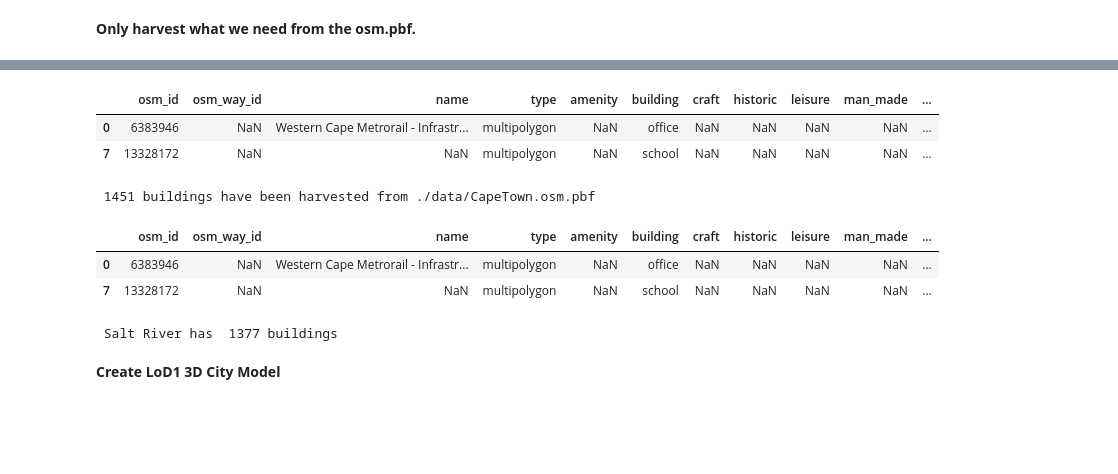
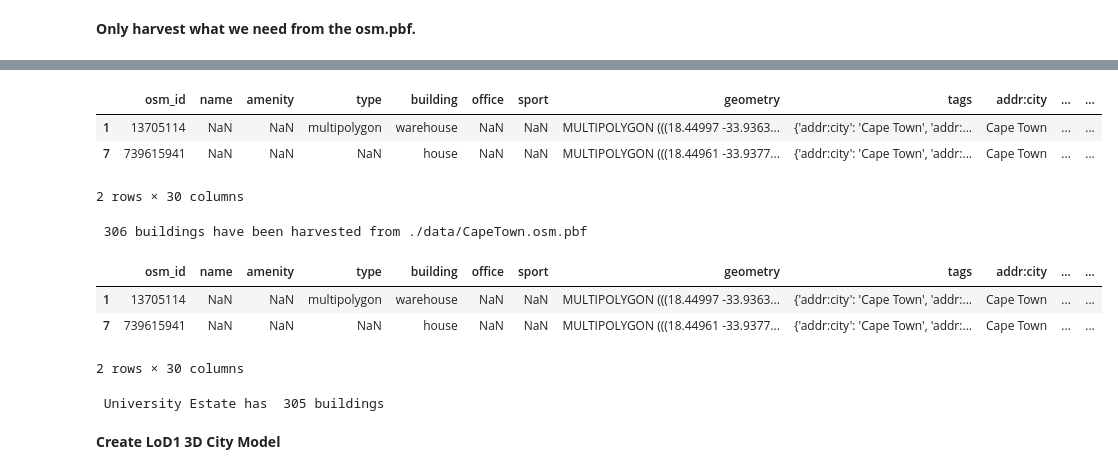
Before and after one commit to AdrianKriger/geo3D_wrkshp, a Jupyter notebook: workshop/_build/jupyter_execute/notebooks/CityJSONLoD1timing.ipynb, the cells around one changed output, grey strips where cells are left out. Drawn from its saved outputs; the diff is of its cells as text; code cells hidden in the pictures; blank space fills up the shorter version.

```diff
--- a/workshop/_build/jupyter_execute/notebooks/CityJSONLoD1timing.ipynb
+++ b/workshop/_build/jupyter_execute/notebooks/CityJSONLoD1timing.ipynb
@@ -72,7 +72,7 @@ input_pbf = "./data/CapeTown.osm.pbf"
 query = """[out:json][timeout:30];
         area[boundary=administrative][name='{0}'] -> .a;
         (
-        way[amenity='university'][name='{1}'](area.a);
+        way[amenity~'university|research_institute'][name='{1}'](area.a);
         relation[place][place~"sub|town|city|count|state|village|borough|quarter|neighbourhood"][name='{1}'](area.a);
         );
         out geom;
@@ -153,61 +153,87 @@ gdf.head(2)
 # %%
 # Convert valid strings, ignore None/NaN
 def safe_convert(tag_string):
     if isinstance(tag_string, str):
         try:
             # Replace "=>" with ":" and fix newlines
             formatted_string = "{" + tag_string.replace("=>", ":").replace("\n", " ") + "}"
             return json.loads(formatted_string)  # Parse safely
         except json.JSONDecodeError:
             return {}  # Return empty dict on failure
     return {}  # Return empty dict if NaN or None
 
 # Apply conversion function
 gdf["tags"] = gdf["other_tags"].apply(safe_convert)
 
+# Normalize the 'tags' column to create a new DataFrame
+tags_df = pd.json_normalize(gdf['tags'])
+# Join the new columns back to the original GeoDataFrame
+gdf = pd.concat([gdf, tags_df], axis=1)
+# (Optional) Drop the original 'tags' column
+gdf = gdf.drop(columns=['other_tags'])
+
+# Ensure a single 'osm_id' column
+if 'osm_id' in gdf.columns:
+    if 'osm_way_id' in gdf.columns:
+        gdf['osm_id'] = [o if pd.notna(o) else w
+                         for o, w in zip(gdf['osm_id'], gdf['osm_way_id'])]
+        gdf = gdf.drop(columns=['osm_way_id'])
+elif 'osm_way_id' in gdf.columns:
+    gdf = gdf.rename(columns={'osm_way_id': 'osm_id'})
+
 # Extract values safely
 #gdf["building"] = gdf["tags"].apply(lambda d: d.get("building", None) if isinstance(d, dict) else None)
-gdf["building:levels"] = gdf["tags"].apply(lambda d: d.get("building:levels", None) if isinstance(d, dict) else None)
-gdf["building:part"] = gdf["tags"].apply(lambda d: d.get("building:part", None) if isinstance(d, dict) else None)
+#gdf["building:levels"] = gdf["tags"].apply(lambda d: d.get("building:levels", None) if isinstance(d, dict) else None)
+#gdf["building:part"] = gdf["tags"].apply(lambda d: d.get("building:part", None) if isinstance(d, dict) else None)
 #df["amenity"] = df["tags"].apply(lambda d: d.get("amenity", None) if isinstance(d, dict) else None)
 
 gdf = gdf[gdf.geometry.apply(lambda x: x.within(aoi.unary_union))]
 gdf.head(2)
 # %% [output]
-|  | osm_id | osm_way_id | name | type | amenity | building | craft | historic | leisure | man_made | ... |
-| 0 | 6383946 | NaN | Western Cape Metrorail - Infrastr... | multipolygon | NaN | office | NaN | NaN | NaN | NaN | ... |
-| 7 | 13328172 | NaN | NaN | multipolygon | NaN | school | NaN | NaN | NaN | NaN | ... |
+|  | osm_id | name | amenity | type | building | office | sport | geometry | tags | addr:city | ... | ... |
+| 1 | 13705114 | NaN | NaN | multipolygon | warehouse | NaN | NaN | MULTIPOLYGON (((18.44997 -33.9363... | {'addr:city': 'Cape Town', 'addr:... | Cape Town | ... | ... |
+| 7 | 739615941 | NaN | NaN | NaN | house | NaN | NaN | MULTIPOLYGON (((18.44961 -33.9377... | {'addr:city': 'Cape Town', 'addr:... | Cape Town | ... | ... |
+2 rows × 30 columns
 # %%
 ts = gdf[gdf['building'].notna()]
 #len(ts)
 print('\n', len(ts), "buildings have been harvested from", input_pbf)
 # %% [output]
- 1451 buildings have been harvested from ./data/CapeTown.osm.pbf
+ 306 buildings have been harvested from ./data/CapeTown.osm.pbf
 # %%
 ts.head(2)
 # %% [output]
-|  | osm_id | osm_way_id | name | type | amenity | building | craft | historic | leisure | man_made | ... |
-| 0 | 6383946 | NaN | Western Cape Metrorail - Infrastr... | multipolygon | NaN | office | NaN | NaN | NaN | NaN | ... |
-| 7 | 13328172 | NaN | NaN | multipolygon | NaN | school | NaN | NaN | NaN | NaN | ... |
+|  | osm_id | name | amenity | type | building | office | sport | geometry | tags | addr:city | ... | ... |
+| 1 | 13705114 | NaN | NaN | multipolygon | warehouse | NaN | NaN | MULTIPOLYGON (((18.44997 -33.9363... | {'addr:city': 'Cape Town', 'addr:... | Cape Town | ... | ... |
+| 7 | 739615941 | NaN | NaN | NaN | house | NaN | NaN | MULTIPOLYGON (((18.44961 -33.9377... | {'addr:city': 'Cape Town', 'addr:... | Cape Town | ... | ... |
+2 rows × 30 columns
 # %%
 #ts.head(2)
 # %%
 # basic cleaning to harvest building=* (no building:part=*) and building=levels tags only
 
-ts.dropna(subset=['building:levels'], inplace= True)
-ts['building:levels'] = pd.to_numeric(ts['building:levels'], downcast='integer')
-ts['building:levels'] = ts['building:levels'].astype(int)
 #- we only want buildings with =levels data
-ts = ts[ts['building:levels'] != 0]
-ts['building:levels'] = ts['building:levels'].replace('None', np.nan)#, inplace=True)
-ts = ts[ts['building:levels'].notna()]
+ts = (
+    ts.dropna(subset=['building:levels'])
+      .assign(**{'building:levels': pd.to_numeric(ts['building:levels'], errors='coerce')})
+      .query("`building:levels` != 0")
+)
+
+#ts.dropna(subset=['building:levels'], inplace= True)
+#ts['building:levels'] = pd.to_numeric(ts['building:levels'], downcast='integer')
+#ts['building:levels'] = ts['building:levels'].astype(int)
+#- we only want buildings with =levels data
+#ts = ts[ts['building:levels'] != 0]
+#ts['building:levels'] = ts['building:levels'].replace('None', np.nan)#, inplace=True)
+#ts = ts[ts['building:levels'].notna()]
 
 #- without building:part
-ts = ts[ts['building:part'].isnull()]
+#ts = ts[ts['building:part'].isnull()]
+ts = ts[ts['building:part'].isnull()] if 'building:part' in ts.columns else ts
 #ts = ts.explode()
 print('\n\033[1m', jparams['FocusArea'], 'has \033[0m', len(ts), 'buildings')
 # %% [output]
- Salt River has  1377 buildings
+ University Estate has  305 buildings
 # %%
 #- fill <Projected CRS: EPSG:32734> from above here epsg = EPSG:32734
 epsg = 'EPSG:32734'
```
Also changed, not shown: parts of 12 cells of this notebook, 31 other files.
